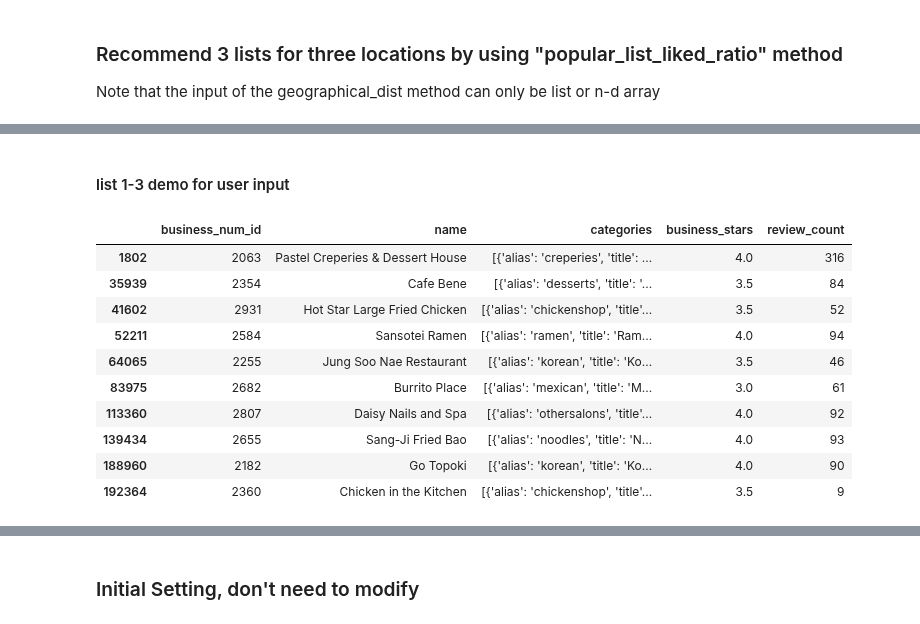
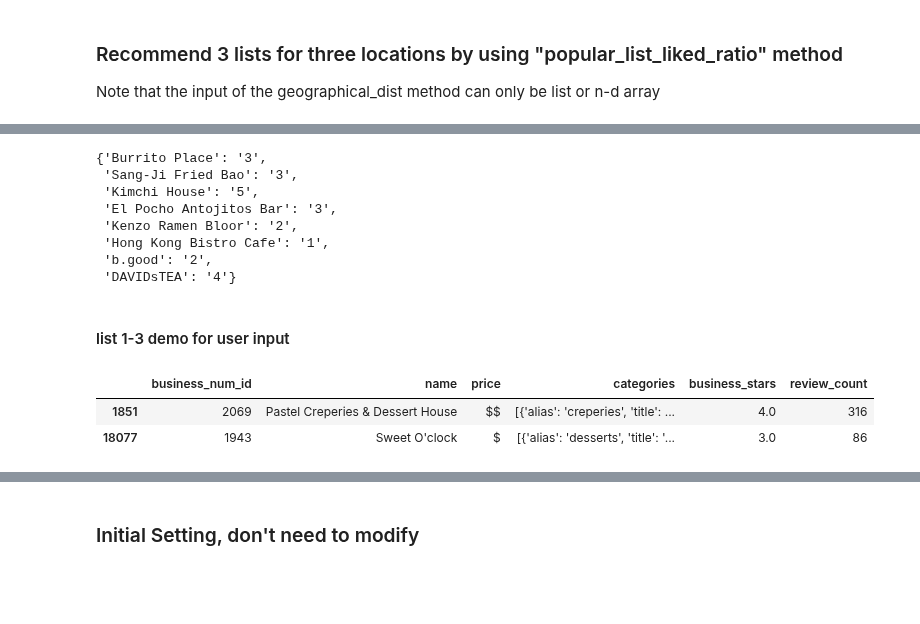
Before and after one commit to TinaBBB/iNAGO_RecSys, a Jupyter notebook: Yelp_data_exploration/KNN_Toronto_Data_UserStudy_FrontEnd-with_final_list.ipynb, the cells around one changed output, grey strips where cells are left out. Drawn from its saved outputs; the diff is of its cells as text; code cells hidden in the pictures; blank space fills up the shorter version.

```diff
--- a/Yelp_data_exploration/KNN_Toronto_Data_UserStudy_FrontEnd-with_final_list.ipynb
+++ b/Yelp_data_exploration/KNN_Toronto_Data_UserStudy_FrontEnd-with_final_list.ipynb
@@ -999,3 +1037,21 @@ for i in range(user_average_array.shape[0]):
 user_average_array = init_UI
 ratingWuserAvg_array = rating_array - user_average_array
 ratingWuserAvg_matrix=sparse.csr_matrix(ratingWuserAvg_array)
+# %%
+def csr_vappend(a,b):
+    """ Takes in 2 csr_matrices and appends the second one to the bottom of the first one.
+    Much faster than scipy.sparse.vstack but assumes the type to be csr and overwrites
+    the first matrix instead of copying it. The data, indices, and indptr still get copied."""
+
+    a.data = np.hstack((a.data,b.data))
+    a.indices = np.hstack((a.indices,b.indices))
+    a.indptr = np.hstack((a.indptr,(b.indptr + a.nnz)[1:]))
+    a._shape = (a.shape[0]+b.shape[0],b.shape[1])
+    return a
+
+a = np.ones((3,5))
+a = csr_matrix(a)
+b = 2*(np.ones((1,5)))
+b = csr_matrix(b)
+# %%
+x = sr_vappend(a,b)
@@ -1016,0 +1077,4 @@ rtrain, rvalid, rtest, rtrain_userAvg, rvalid_userAvg, rtest_userAvg, nonzero_in
+# %%
+rtrain = rtrain + rvalid + rtest
+rtrain_implicit = rtrain_implicit + rvalid_implicit + rtest_implicit
+rtrain_userAvg_implicit = rtrain_userAvg_implicit + rvalid_userAvg_implicit + rtest_userAvg_implicit
@@ -1287,7 +1388,8 @@ list_popular_liked_ratio = popular_list_liked_ratio.tolist()
 # %%
 # popularity list for input does not need to input the user_id
 # put user_id as 0 here but it does not matter
-# bus_indexRange = 10, gives a list of 10 restaurants per location
-yonge_and_finch_list = geographical_dist(list_popular_liked_ratio,yonge_and_finch,0, 10)
-bloor_and_bathurst_list = geographical_dist(list_popular_liked_ratio,bloor_and_bathurst,0, 10)
-queen_and_spadina_list = geographical_dist(list_popular_liked_ratio,queen_and_spadina,0, 10)
+# bus_indexRange = 15, gives a list of 15 restaurants per location
+bus_indexRange = 15
+yonge_and_finch_list = geographical_dist(list_popular_liked_ratio,yonge_and_finch,0, bus_indexRange)
+bloor_and_bathurst_list = geographical_dist(list_popular_liked_ratio,bloor_and_bathurst,0, bus_indexRange)
+queen_and_spadina_list = geographical_dist(list_popular_liked_ratio,queen_and_spadina,0, bus_indexRange)
@@ -1294,18 +1641,21 @@ queen_and_spadina_list = geographical_dist(list_popular_liked_ratio,queen_and_sp
+# %%
+UserInitialResponse
+# %% [output]
+{'Burrito Place': '3',
+ 'Sang-Ji Fried Bao': '3',
+ 'Kimchi House': '5',
+ 'El Pocho Antojitos Bar': '3',
+ 'Kenzo Ramen Bloor': '2',
+ 'Hong Kong Bistro Cafe': '1',
+ 'b.good': '2',
+ 'DAVIDsTEA': '4'}
 # %% [markdown]
 #### list 1-3 demo for user input
 # %%
-df_location_yonge_and_finch=df_location[df_location["business_num_id"].isin(yonge_and_finch_list)].drop_duplicates(subset = 'business_num_id', keep = 'first')[["business_num_id","name","categories","business_stars","review_count_y"]].rename(columns={'review_count_y': 'review_count'})
-df_location_yonge_and_finch
+df_location_yonge_and_finch=df_location[df_location["business_num_id"].isin(yonge_and_finch_list)].drop_duplicates(subset = 'business_num_id', keep = 'first')[["business_num_id","name", "price", "categories","business_stars","review_count_y"]].rename(columns={'review_count_y': 'review_count'})
+df_location_yonge_and_finch.head(2)
 # %% [output]
-|  | business_num_id | name | categories | business_stars | review_count |
-| 1802 | 2063 | Pastel Creperies & Dessert House | [{'alias': 'creperies', 'title': ... | 4.0 | 316 |
-| 35939 | 2354 | Cafe Bene | [{'alias': 'desserts', 'title': '... | 3.5 | 84 |
-| 41602 | 2931 | Hot Star Large Fried Chicken | [{'alias': 'chickenshop', 'title'... | 3.5 | 52 |
-| 52211 | 2584 | Sansotei Ramen | [{'alias': 'ramen', 'title': 'Ram... | 4.0 | 94 |
-| 64065 | 2255 | Jung Soo Nae Restaurant | [{'alias': 'korean', 'title': 'Ko... | 3.5 | 46 |
-| 83975 | 2682 | Burrito Place | [{'alias': 'mexican', 'title': 'M... | 3.0 | 61 |
-| 113360 | 2807 | Daisy Nails and Spa | [{'alias': 'othersalons', 'title'... | 4.0 | 92 |
-| 139434 | 2655 | Sang-Ji Fried Bao | [{'alias': 'noodles', 'title': 'N... | 4.0 | 93 |
-| 188960 | 2182 | Go Topoki | [{'alias': 'korean', 'title': 'Ko... | 4.0 | 90 |
-| 192364 | 2360 | Chicken in the Kitchen | [{'alias': 'chickenshop', 'title'... | 3.5 | 9 |
+|  | business_num_id | name | price | categories | business_stars | review_count |
+| 1851 | 2069 | Pastel Creperies & Dessert House | $$ | [{'alias': 'creperies', 'title': ... | 4.0 | 316 |
+| 18077 | 1943 | Sweet O'clock | $ | [{'alias': 'desserts', 'title': '... | 3.0 | 86 |
 # %%
```
Also changed, not shown: parts of 91 cells of this notebook.
